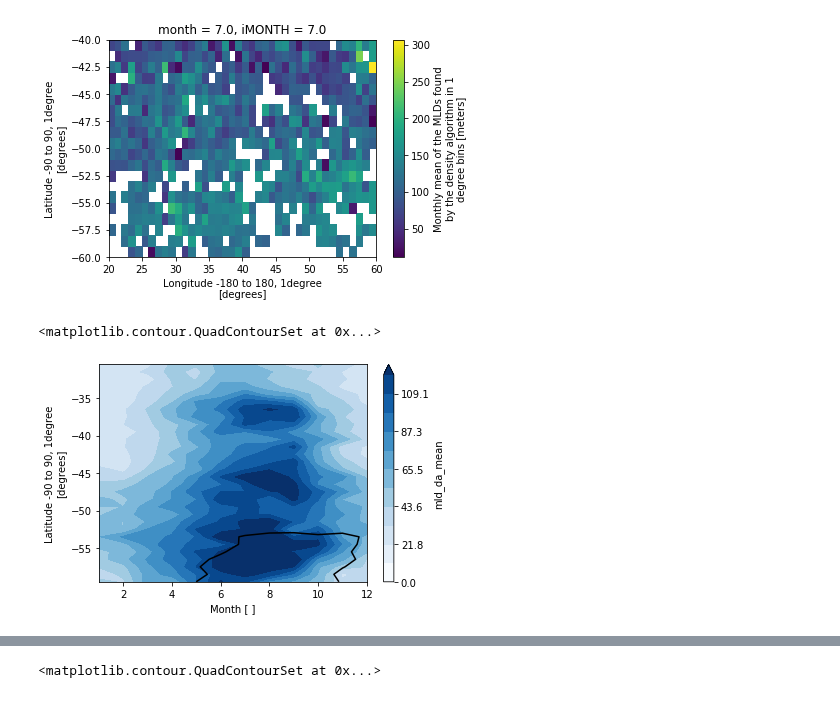
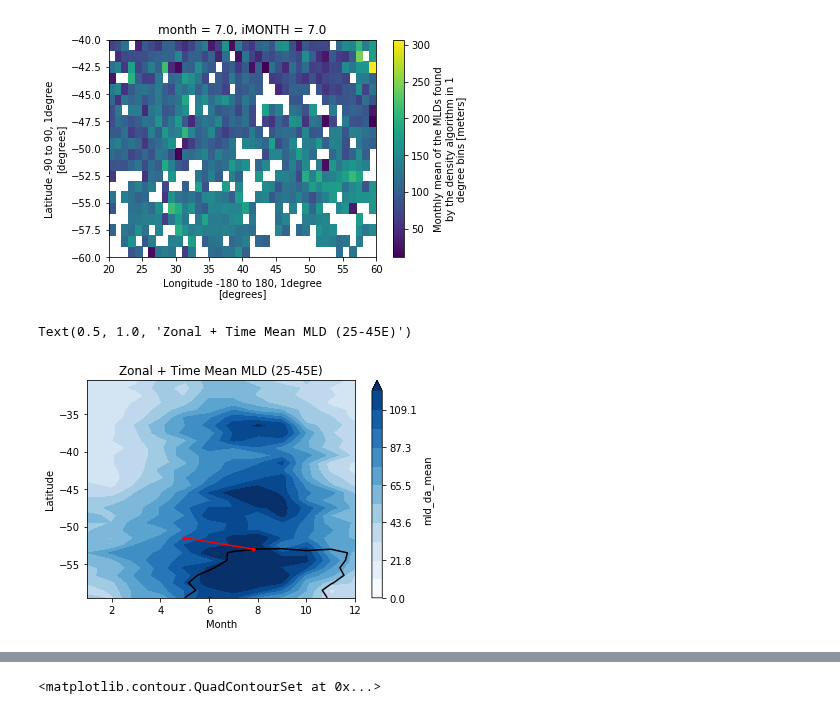
Before and after one commit to dhruvbalwada/sogos, a Jupyter notebook: notebooks/0.0_db_Holte_MLD_climatology.ipynb, the cells around one changed output, grey strips where cells are left out. Drawn from its saved outputs; the diff is of its cells as text; code cells hidden in the pictures.

```diff
--- a/notebooks/0.0_db_Holte_MLD_climatology.ipynb
+++ b/notebooks/0.0_db_Holte_MLD_climatology.ipynb
@@ -121,9 +122,16 @@ ds.mld_da_mean.sel(iLAT=slice(-60,-40), iLON=slice(20,60)).isel(iMONTH=6).plot()
 # %% [output]
 <matplotlib.collections.QuadMesh at 0x...>
 [figure]
+# %%
+glider = {"start_month": 4.99, "end_month":7.8,  "start_lat": -51.5, "end_lat": -53}
 # %%
 ds.mld_da_mean.sel(iLAT=slice(-60,-30), iLON=slice(25,45)).mean('iLON').plot.contourf(vmax=120, vmin=0, levels=12, cmap='Blues')
 ds.mlpd_da.sel(iLAT=slice(-60,-40), iLON=slice(25,45)).mean('iLON').plot.contour(levels=[27.189, 27.752], colors='k')
+plt.plot([glider['start_month'], glider['end_month']],
+         [glider['start_lat'], glider['end_lat']], Marker='.', color='r')
+plt.xlabel('Month')
+plt.ylabel('Latitude')
+plt.title('Zonal + Time Mean MLD (25-45E)')
 # %% [output]
-<matplotlib.contour.QuadContourSet at 0x...>
+Text(0.5, 1.0, 'Zonal + Time Mean MLD (25-45E)')
-[figure, old version]
+[figure, new version]
```
Also changed, not shown: parts of 3 cells of this notebook, 9 other files.
